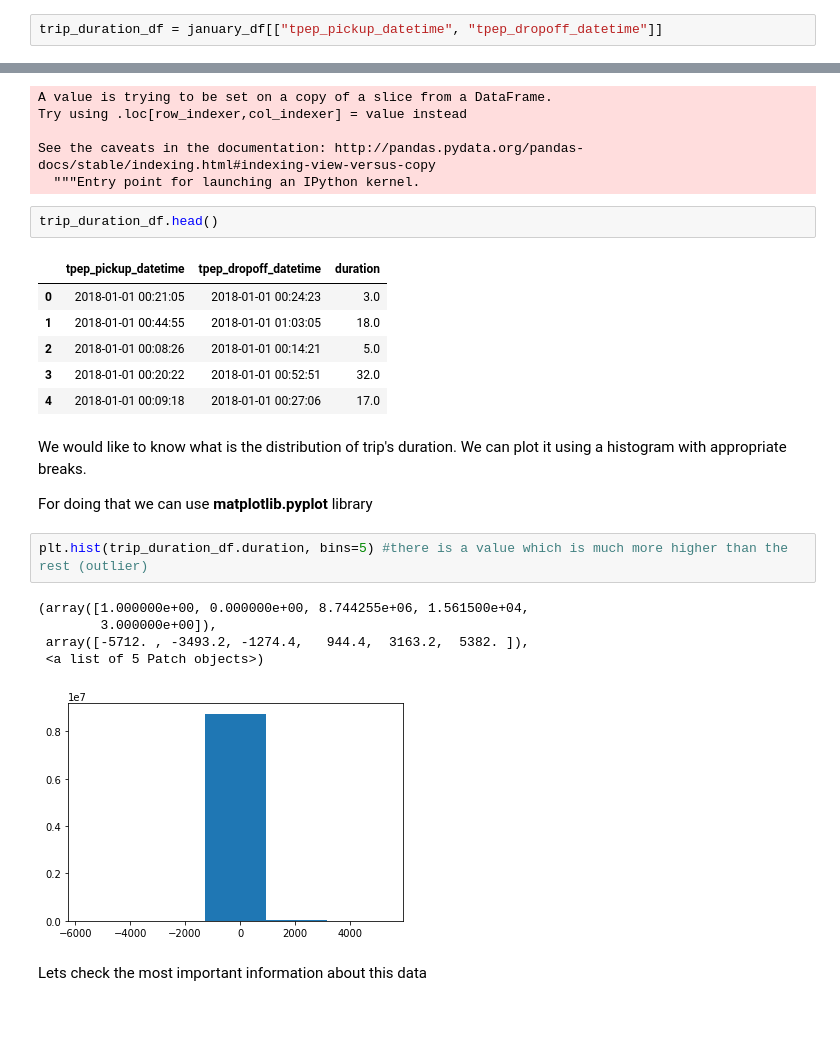
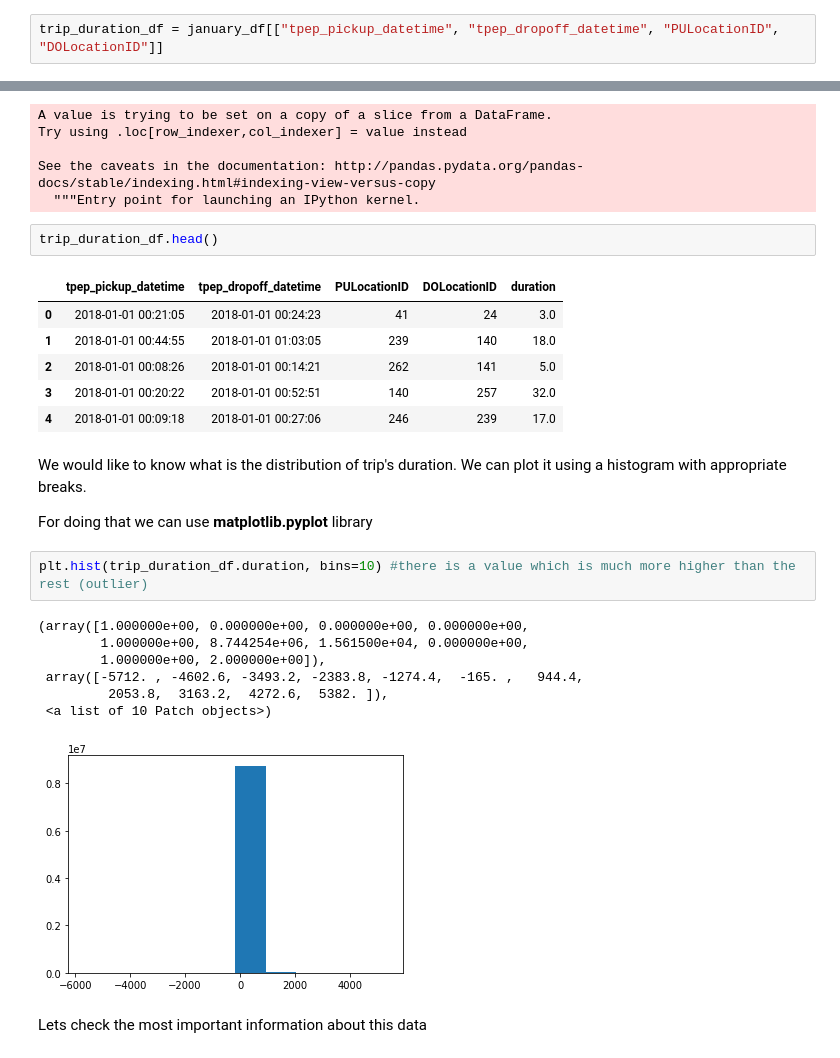
Before and after one commit to eltajbabanli/ADM-HW2, a Jupyter notebook: RQ3.ipynb, the cells around one changed output, grey strips where cells are left out. Cells and saved outputs as stored; diff of their text form; blank space fills up the shorter version.

```diff
--- a/RQ3.ipynb
+++ b/RQ3.ipynb
@@ -135,7 +135,7 @@ january_df.head()
 # %% [markdown]
  **trip_duration** is a time between tpep_pickup_datetime and tpep_dropoff_datetime
 # %%
-trip_duration_df = january_df[["tpep_pickup_datetime", "tpep_dropoff_datetime"]]
+trip_duration_df = january_df[["tpep_pickup_datetime", "tpep_dropoff_datetime", "PULocationID", "DOLocationID"]]
 # %%
 trip_duration_df.head()
 # %% [output]
@@ -168,24 +168,26 @@ See the caveats in the documentation: http://pandas.pydata.org/pandas-docs/stabl
 # %%
 trip_duration_df.head()
 # %% [output]
-|  | tpep_pickup_datetime | tpep_dropoff_datetime | duration |
-| 0 | 2018-01-01 00:21:05 | 2018-01-01 00:24:23 | 3.0 |
-| 1 | 2018-01-01 00:44:55 | 2018-01-01 01:03:05 | 18.0 |
-| 2 | 2018-01-01 00:08:26 | 2018-01-01 00:14:21 | 5.0 |
-| 3 | 2018-01-01 00:20:22 | 2018-01-01 00:52:51 | 32.0 |
-| 4 | 2018-01-01 00:09:18 | 2018-01-01 00:27:06 | 17.0 |
+|  | tpep_pickup_datetime | tpep_dropoff_datetime | PULocationID | DOLocationID | duration |
+| 0 | 2018-01-01 00:21:05 | 2018-01-01 00:24:23 | 41 | 24 | 3.0 |
+| 1 | 2018-01-01 00:44:55 | 2018-01-01 01:03:05 | 239 | 140 | 18.0 |
+| 2 | 2018-01-01 00:08:26 | 2018-01-01 00:14:21 | 262 | 141 | 5.0 |
+| 3 | 2018-01-01 00:20:22 | 2018-01-01 00:52:51 | 140 | 257 | 32.0 |
+| 4 | 2018-01-01 00:09:18 | 2018-01-01 00:27:06 | 246 | 239 | 17.0 |
 # %% [markdown]
 We would like to know what is the distribution of trip's duration. We can plot it using a histogram with appropriate breaks.
 
 For doing that we can use __matplotlib.pyplot__ library
 # %%
-plt.hist(trip_duration_df.duration, bins=5) #there is a value which is much more higher than the rest (outlier)
+plt.hist(trip_duration_df.duration, bins=10) #there is a value which is much more higher than the rest (outlier)
 # %% [output]
-(array([1.000000e+00, 0.000000e+00, 8.744255e+06, 1.561500e+04,
-        3.000000e+00]),
- array([-5712. , -3493.2, -1274.4,   944.4,  3163.2,  5382. ]),
- <a list of 5 Patch objects>)
+(array([1.000000e+00, 0.000000e+00, 0.000000e+00, 0.000000e+00,
+        1.000000e+00, 8.744254e+06, 1.561500e+04, 0.000000e+00,
+        1.000000e+00, 2.000000e+00]),
+ array([-5712. , -4602.6, -3493.2, -2383.8, -1274.4,  -165. ,   944.4,
+         2053.8,  3163.2,  4272.6,  5382. ]),
+ <a list of 10 Patch objects>)
-[figure, old version]
+[figure, new version]
 # %% [markdown]
 Lets check the most important information about this data
 # %%
```
Also changed, not shown: parts of 14 cells of this notebook.
